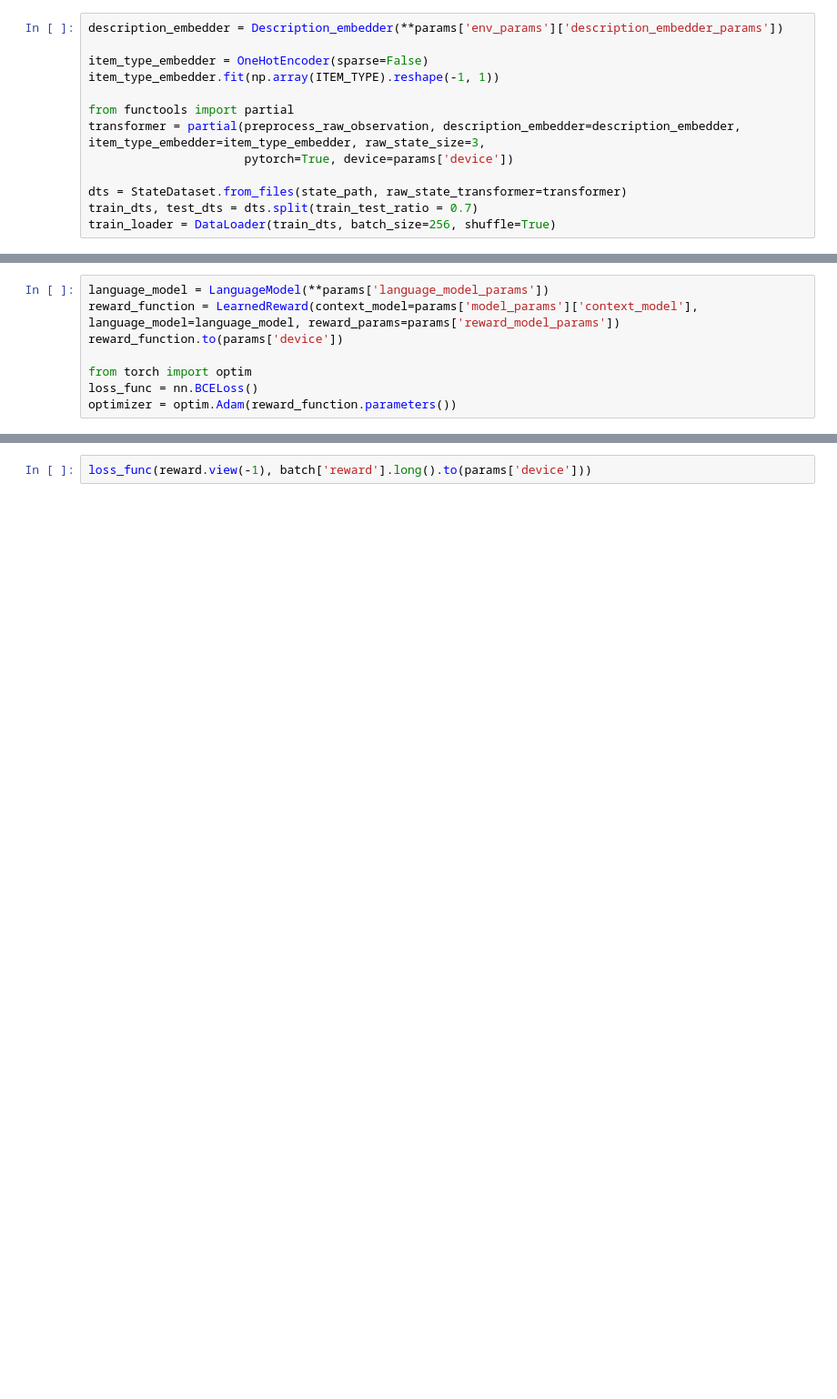
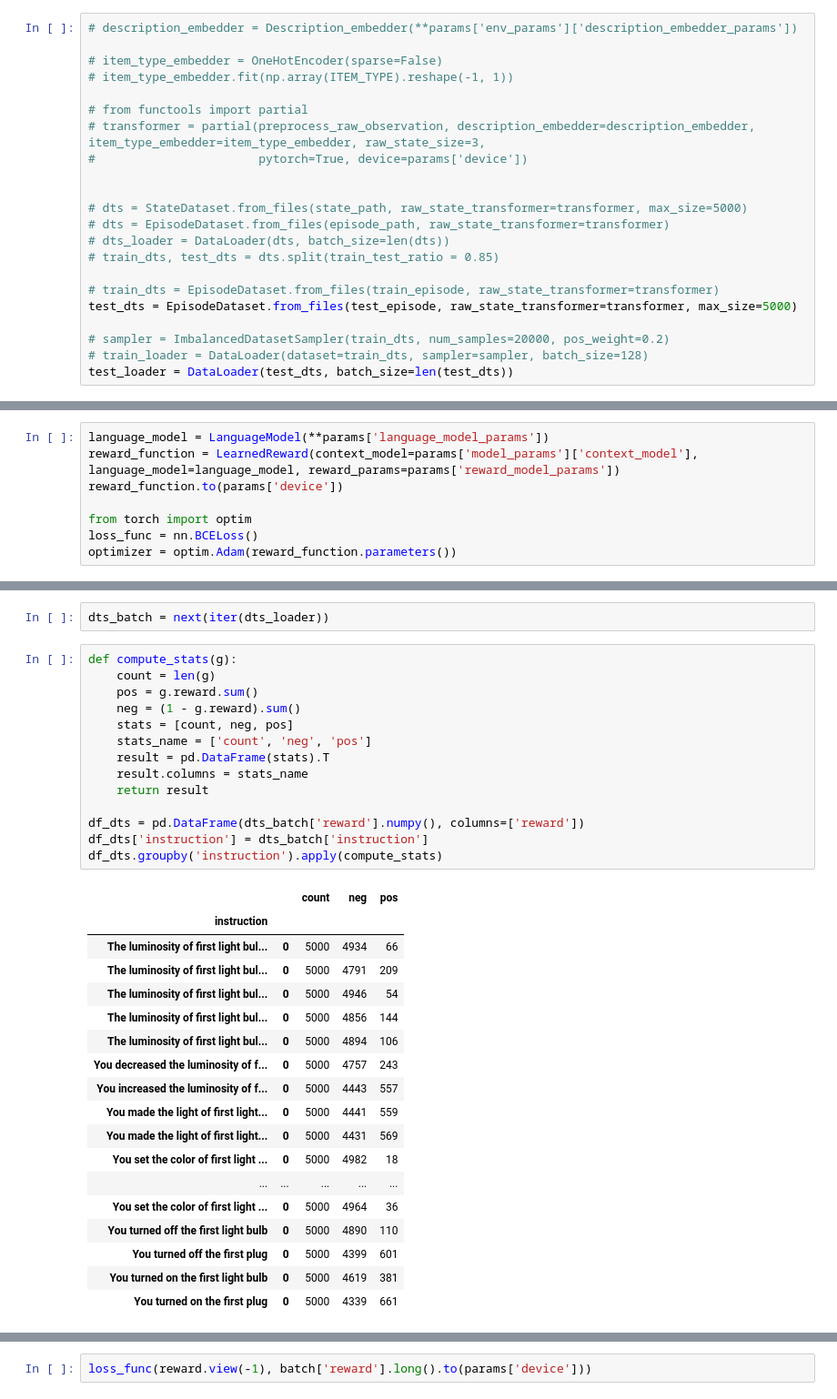
Before and after one commit to nicolas-lair/RL4IoT, a Jupyter notebook: Reward Function .ipynb, the cells around one changed output, grey strips where cells are left out. Shown at 91% size. Cells and saved outputs as stored; diff of their text form; blank space fills up the shorter version.

```diff
--- a/Reward Function .ipynb
+++ b/Reward Function .ipynb
@@ -34,13 +75,22 @@ states = joblib.load(state_path)
 # %%
-description_embedder = Description_embedder(**params['env_params']['description_embedder_params'])
+# description_embedder = Description_embedder(**params['env_params']['description_embedder_params'])
 
-item_type_embedder = OneHotEncoder(sparse=False)
-item_type_embedder.fit(np.array(ITEM_TYPE).reshape(-1, 1))
+# item_type_embedder = OneHotEncoder(sparse=False)
+# item_type_embedder.fit(np.array(ITEM_TYPE).reshape(-1, 1))
 
-from functools import partial
-transformer = partial(preprocess_raw_observation, description_embedder=description_embedder, item_type_embedder=item_type_embedder, raw_state_size=3,
-                      pytorch=True, device=params['device'])
+# from functools import partial
+# transformer = partial(preprocess_raw_observation, description_embedder=description_embedder, item_type_embedder=item_type_embedder, raw_state_size=3,
+#                       pytorch=True, device=params['device'])
 
-dts = StateDataset.from_files(state_path, raw_state_transformer=transformer)
-train_dts, test_dts = dts.split(train_test_ratio = 0.7)
-train_loader = DataLoader(train_dts, batch_size=256, shuffle=True)
+
+# dts = StateDataset.from_files(state_path, raw_state_transformer=transformer, max_size=5000)
+# dts = EpisodeDataset.from_files(episode_path, raw_state_transformer=transformer)
+# dts_loader = DataLoader(dts, batch_size=len(dts))
+# train_dts, test_dts = dts.split(train_test_ratio = 0.85)
+
+# train_dts = EpisodeDataset.from_files(train_episode, raw_state_transformer=transformer)
+test_dts = EpisodeDataset.from_files(test_episode, raw_state_transformer=transformer, max_size=5000)
+
+# sampler = ImbalancedDatasetSampler(train_dts, num_samples=20000, pos_weight=0.2)
+# train_loader = DataLoader(dataset=train_dts, sampler=sampler, batch_size=128)
+test_loader = DataLoader(test_dts, batch_size=len(test_dts))
@@ -227,0 +287,35 @@ tensor(0., device='cuda:0', grad_fn=<NllLossBackward>)
+# %%
+dts_batch = next(iter(dts_loader))
+# %%
+def compute_stats(g):
+    count = len(g)
+    pos = g.reward.sum()
+    neg = (1 - g.reward).sum()
+    stats = [count, neg, pos]
+    stats_name = ['count', 'neg', 'pos']
+    result = pd.DataFrame(stats).T
+    result.columns = stats_name
+    return result
+
+df_dts = pd.DataFrame(dts_batch['reward'].numpy(), columns=['reward'])
+df_dts['instruction'] = dts_batch['instruction']
+df_dts.groupby('instruction').apply(compute_stats)
+# %% [output]
+|  |  | count | neg | pos |
+| instruction |  |  |  |  |
+| The luminosity of first light bul... | 0 | 5000 | 4934 | 66 |
+| The luminosity of first light bul... | 0 | 5000 | 4791 | 209 |
+| The luminosity of first light bul... | 0 | 5000 | 4946 | 54 |
+| The luminosity of first light bul... | 0 | 5000 | 4856 | 144 |
+| The luminosity of first light bul... | 0 | 5000 | 4894 | 106 |
+| You decreased the luminosity of f... | 0 | 5000 | 4757 | 243 |
+| You increased the luminosity of f... | 0 | 5000 | 4443 | 557 |
+| You made the light of first light... | 0 | 5000 | 4441 | 559 |
+| You made the light of first light... | 0 | 5000 | 4431 | 569 |
+| You set the color of first light ... | 0 | 5000 | 4982 | 18 |
+| ... | ... | ... | ... | ... |
+| You set the color of first light ... | 0 | 5000 | 4964 | 36 |
+| You turned off the first light bulb | 0 | 5000 | 4890 | 110 |
+| You turned off the first plug | 0 | 5000 | 4399 | 601 |
+| You turned on the first light bulb | 0 | 5000 | 4619 | 381 |
+| You turned on the first plug | 0 | 5000 | 4339 | 661 |
```
Also changed, not shown: parts of 21 cells of this notebook, 5 other files.
